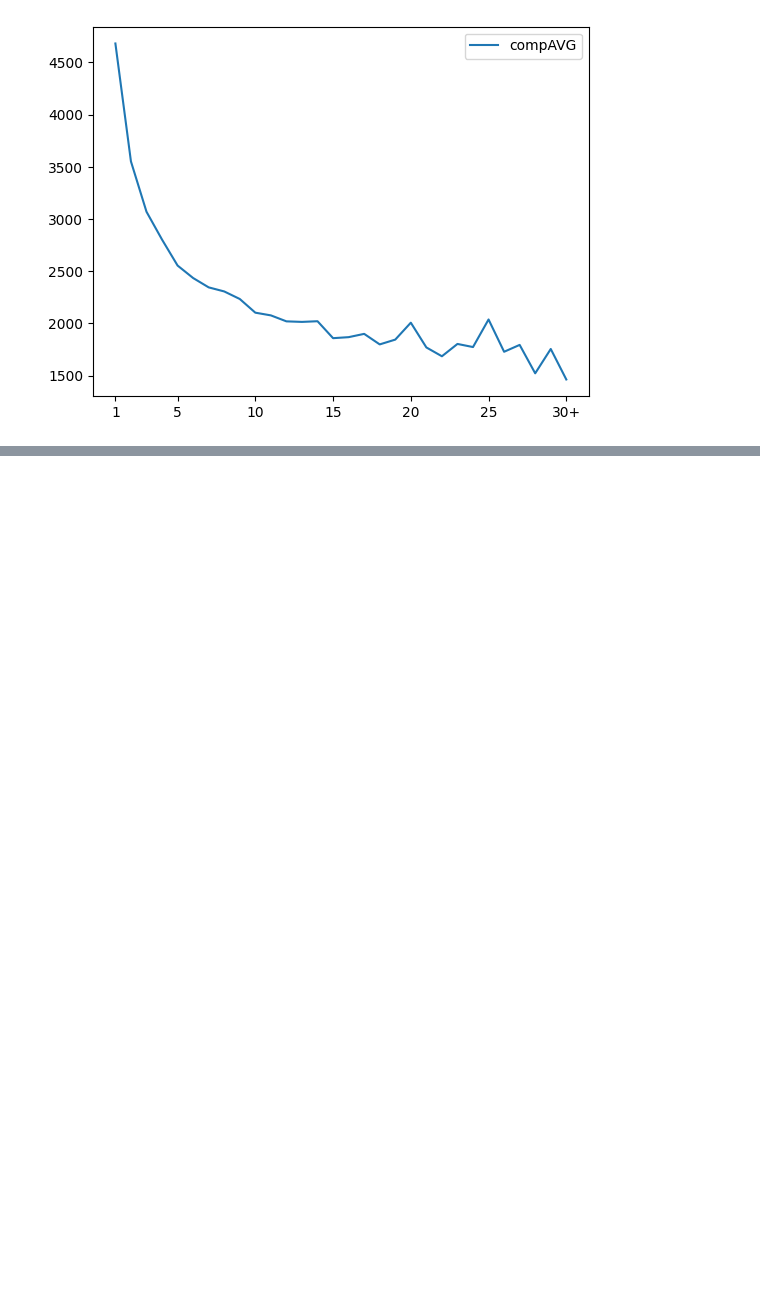
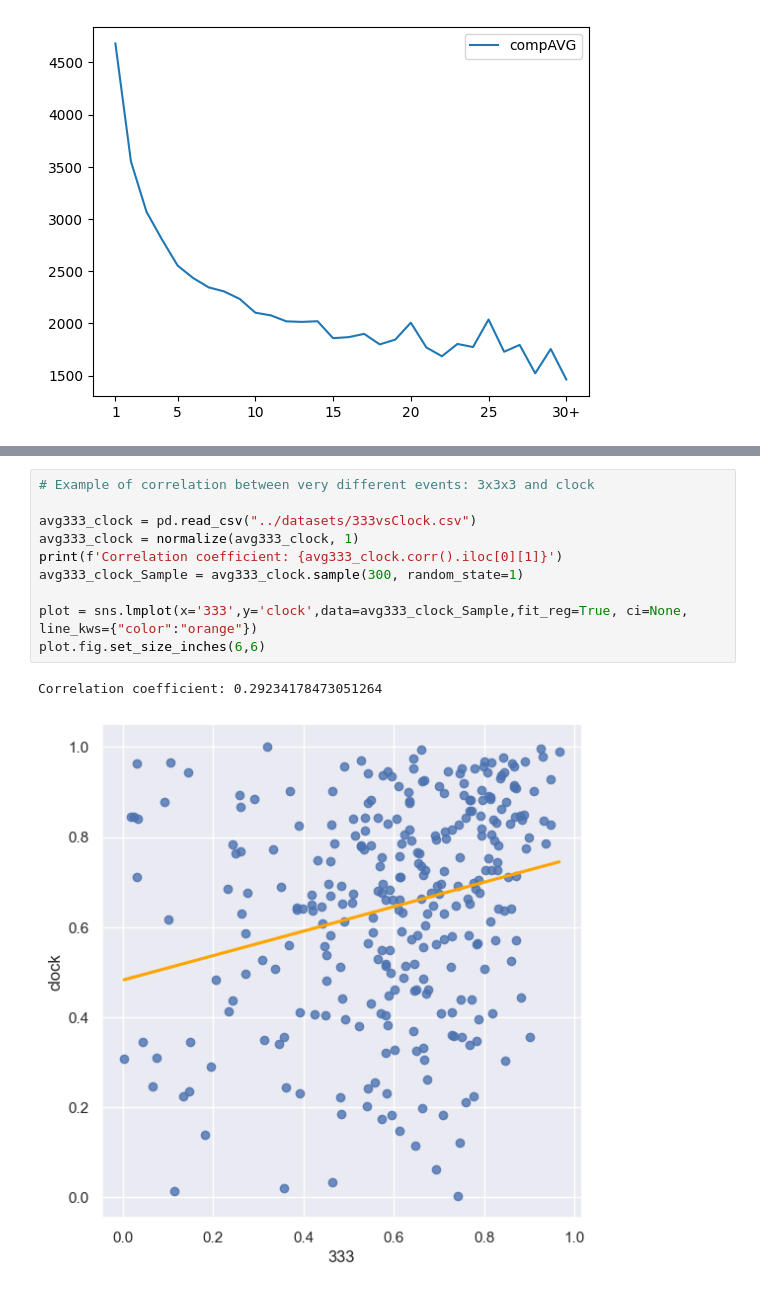
Before and after one commit to oskarkuuse/IDSproject, a Jupyter notebook: notebooks/performance.ipynb, the cells around one changed output, grey strips where cells are left out. Cells and saved outputs as stored; diff of their text form; blank space fills up the shorter version.

```diff
--- a/notebooks/performance.ipynb
+++ b/notebooks/performance.ipynb
@@ -190,0 +206,13 @@ Text(0, 0.5, '444')
+# %%
+# Example of correlation between very different events: 3x3x3 and clock
+
+avg333_clock = pd.read_csv("../datasets/333vsClock.csv")
+avg333_clock = normalize(avg333_clock, 1)
+print(f'Correlation coefficient: {avg333_clock.corr().iloc[0][1]}')
+avg333_clock_Sample = avg333_clock.sample(300, random_state=1)
+
+plot = sns.lmplot(x='333',y='clock',data=avg333_clock_Sample,fit_reg=True, ci=None, line_kws={"color":"orange"})
+plot.fig.set_size_inches(6,6)
+# %% [output]
+Correlation coefficient: 0.29234178473051264
+[figure, added]
```
Also changed, not shown: parts of 9 cells of this notebook, 6 other files.
